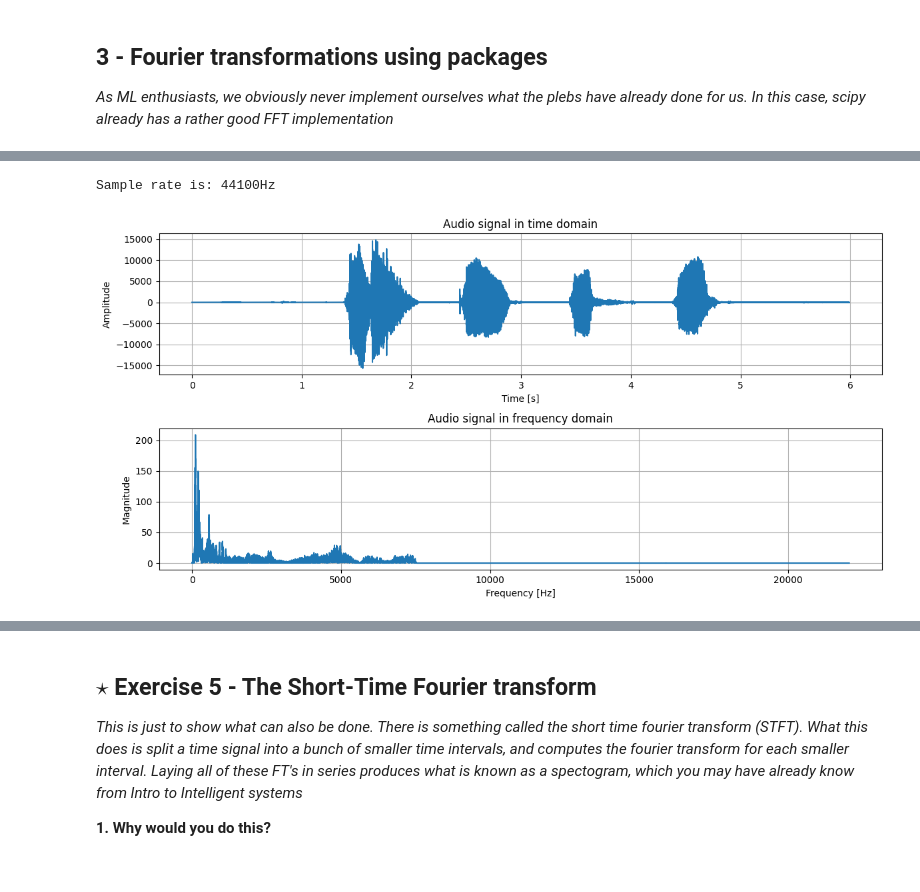
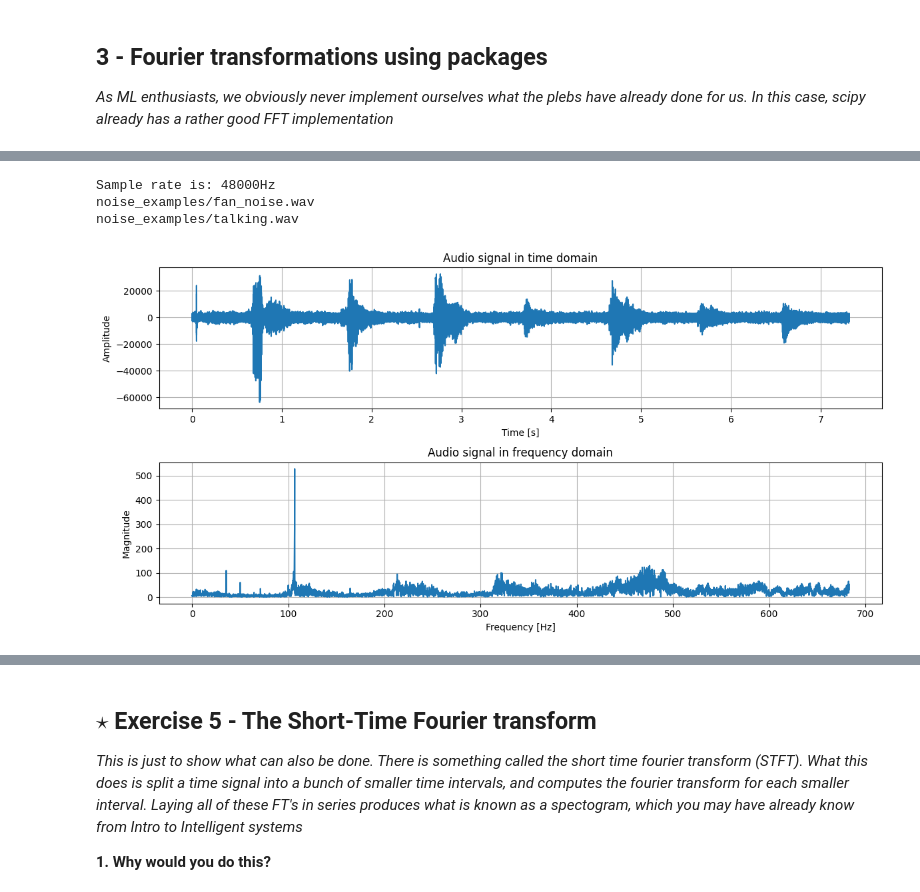
Before and after one commit to Twinbo/Signals-and-Data-Autumn-2025-student, a Jupyter notebook: week_5/ex_week_5_solution.ipynb, the cells around one changed output, grey strips where cells are left out. Drawn from its saved outputs; the diff is of its cells as text; code cells hidden in the pictures.

```diff
--- a/week_5/ex_week_5_solution.ipynb
+++ b/week_5/ex_week_5_solution.ipynb
@@ -185,11 +253,6 @@ The fourier coeffcient associated with frequency 4.5: 0.10877852522924697
 
 *As ML enthusiasts, we obviously never implement ourselves what the plebs have already done for us. In this case, scipy already has a rather good FFT implementation*
 # %%
-import numpy as np
-import sounddevice as sd # Needed to play sounds
-import matplotlib.pyplot as plt
-from scipy.fft import fft, fftfreq # Technically used here is the fast fourier transform because it is... fast, don't convern yourself with this
-
 def sk_fourier_transform(time_signal, duration, sample_rate):
     """
     Use scipy to calculate the fft of a time signal
@@ -235,7 +298,7 @@ def plot_audio_signal(t, signal_time, signal_freq, signal_freq_bins, duration=No
 
     # Plot frequency domain
     plt.subplot(2, 1, 2)
-    plt.plot(signal_freq_bins, (1.0 / N * np.abs(signal_freq)))  # Normalized magnitude
+    plt.stem(signal_freq_bins, (1.0 / N * np.abs(signal_freq)))  # Normalized magnitude
     plt.title("Audio signal in frequency domain")
     plt.xlabel("Frequency [Hz]")
     plt.ylabel("Magnitude")
@@ -346,7 +439,7 @@ def sk_fourier_transform(time_signal, t, sample_rate):
     return xf, yf, t
 
 
-def plot_audio_signal(t, signal_time, signal_freq, signal_freq_bins, duration=None):
+def plot_audio_signal(t, signal_time, signal_freq, signal_freq_bins, duration=None, max_freq=5000):
     """
     Plot a sine wave generated as as um of given frequencies, amplitudes and phases for a given duration with a givne sample rate
 
@@ -362,6 +455,10 @@ def plot_audio_signal(t, signal_time, signal_freq, signal_freq_bins, duration=No
     N = len(signal_time)
 
     idx = np.arange(N // 2) # Complete to only take positive part of spectrum
+
+    if max_freq is not None and max_freq > 0:
+        idx = idx[:max_freq]
+
 
     # Plot
     plt.figure(figsize=(12, 6))
@@ -385,36 +482,48 @@ def plot_audio_signal(t, signal_time, signal_freq, signal_freq_bins, duration=No
     plt.tight_layout()
     plt.show()
 # %%
-path = "audio/sofa.wav"
-# path = "sofa_white_noise.wav"
-# path = "sofa_fan_noise.wav"
-# path = "sofa_speech_noise.wav"
+sofa_path = "audio/sofa.wav"
+fan_noise_path = "noise_examples/fan_noise.wav"
+talking_path = "noise_examples/talking.wav"
 
-def mix_noise(noise_paths, noise_amplitudes):
-    clean_path = "audio/sofa.wav"
-    sample_rate, observed_signal = np.array(read(clean_path)[1:, 0],dtype=float)
+sample_rate, time_signal = read(sofa_path)
+time_signal = 5 * np.array(time_signal[1:, 0],dtype=float)   # Indexed to make N odd
+
+
+def mix_noise(observed_signal, noise_paths, noise_amplitudes, white_noise_variance=10, whtie_noise_mean=0, white_noise_amplitude=10):
+    """
+    Load and mix different white noise sources
+    """
+    # clean_path = "audio/sofa.wav"
+    # sample_rate, observed_signal = np.array(read(clean_path)[1:, 0],dtype=float)
+
 
     for noise_path, noise_amplitude in zip(noise_paths, noise_amplitudes):
-        _, noise_signal = np.array(read(noise_path)[1:, 0],dtype=float)[: len(observed_signal-1)]
+        print(noise_path)
+        _, noise_signal = read(noise_path)
+        noise_signal = np.array(noise_signal[1:, 0],dtype=float)[: len(observed_signal-1)]
         observed_signal += noise_signal * noise_amplitude
+
+    # Create and add white noise
+    white_noise = np.random.normal(loc=whtie_noise_mean, scale=white_noise_variance, size=len(time_signal))
+    observed_signal += white_noise_amplitude * white_noise
 
     return observed_signal
 
-# Perhaps change these paths to have the students make it themselves
-
-sample_rate, time_signal = read("sofa.wav")
-
-
-time_signal = np.array(time_signal[1:, 0],dtype=float)   # Indexed to make N odd
 
 print(f"Sample rate is: {sample_rate}Hz")
 
+time_signal = mix_noise(time_signal, [fan_noise_path, talking_path], [0.05, 0.05])
+
+# Create fourier transform, plot signal
 xf, yf, t = sk_fourier_transform(time_signal, duration, sample_rate)
-plot_audio_signal(t, time_signal, yf, xf, duration=duration)
+plot_audio_signal(t, time_signal, yf, xf, duration=duration, max_freq=5000)
 Audio(time_signal,rate = sample_rate)
 # %% [output]
-Sample rate is: 44100Hz
+Sample rate is: 48000Hz
+noise_examples/fan_noise.wav
+noise_examples/talking.wav
-[figure, old version]
+[figure, new version]
 [interactive output not drawn]
 # %% [markdown]
 ### Exercise 4 - Reflections on noise
```
Also changed, not shown: parts of 15 cells of this notebook, 14 other files.
